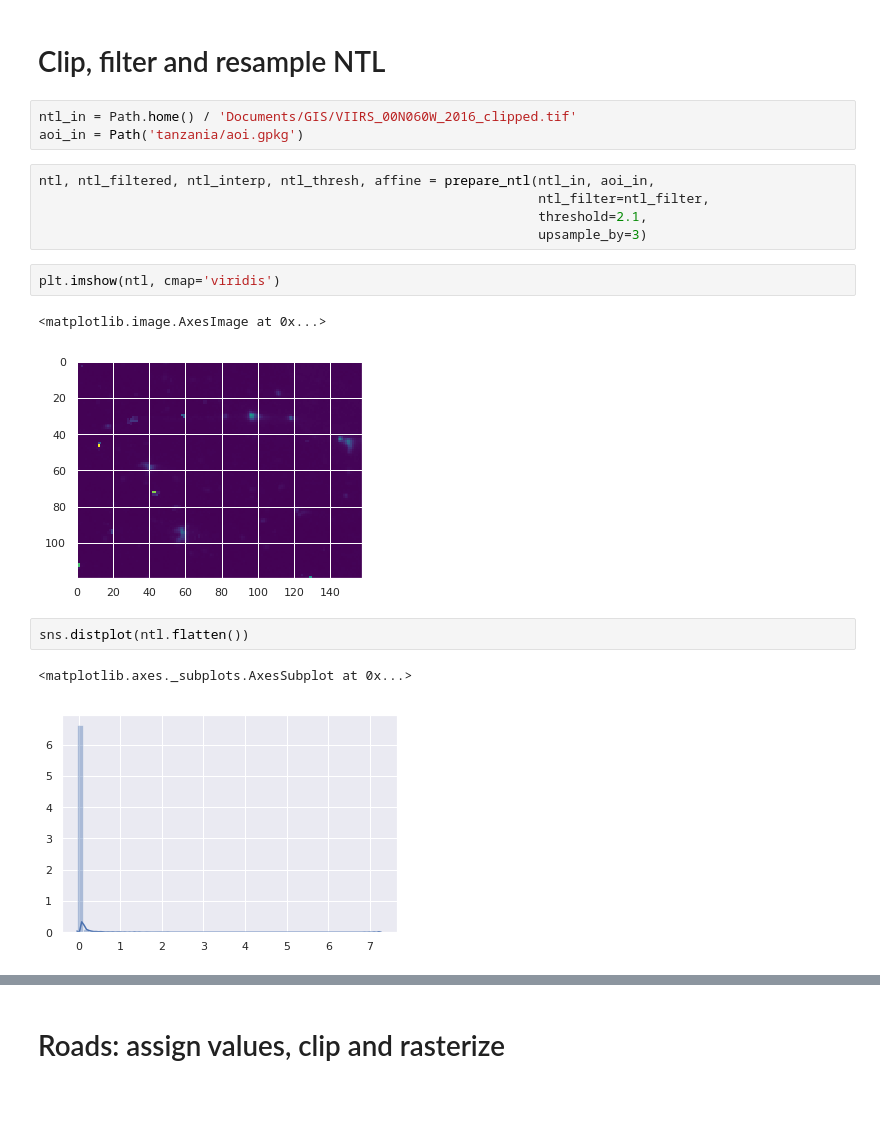
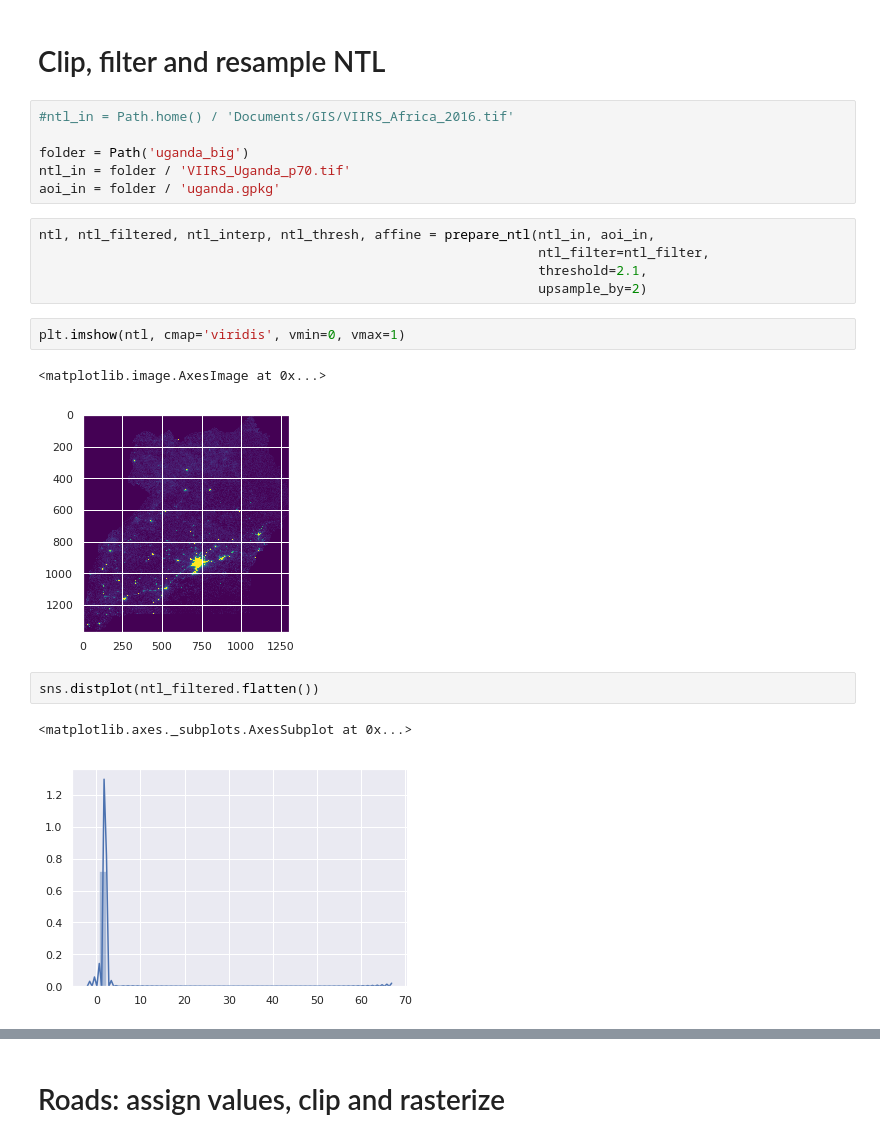
Before and after one commit to carderne/gridfinder, a Jupyter notebook: gridfinder.ipynb, the cells around one changed output, grey strips where cells are left out. Saved outputs shown, nothing was run; the diff lists cells and outputs as text; blank space fills up the shorter version.

```diff
--- a/gridfinder.ipynb
+++ b/gridfinder.ipynb
@@ -40,23 +47,26 @@ ax.plot_surface(X, Y, ntl_filter, cmap=cm.coolwarm, linewidth=0, antialiased=Fal
 # %% [markdown]
 # Clip, filter and resample NTL
 # %%
-ntl_in = Path.home() / 'Documents/GIS/VIIRS_00N060W_2016_clipped.tif'
-aoi_in = Path('tanzania/aoi.gpkg')
+#ntl_in = Path.home() / 'Documents/GIS/VIIRS_Africa_2016.tif'
+
+folder = Path('uganda_big')
+ntl_in = folder / 'VIIRS_Uganda_p70.tif'
+aoi_in = folder / 'uganda.gpkg'
 # %%
 ntl, ntl_filtered, ntl_interp, ntl_thresh, affine = prepare_ntl(ntl_in, aoi_in,
                                                                 ntl_filter=ntl_filter,
                                                                 threshold=2.1,
-                                                                upsample_by=3)
+                                                                upsample_by=2)
 # %%
-plt.imshow(ntl, cmap='viridis')
+plt.imshow(ntl, cmap='viridis', vmin=0, vmax=1)
 # %% [output]
 <matplotlib.image.AxesImage at 0x...>
-[figure, old version]
+[figure, new version]
 # %%
-sns.distplot(ntl.flatten())
+sns.distplot(ntl_filtered.flatten())
 # %% [output]
 <matplotlib.axes._subplots.AxesSubplot at 0x...>
-[figure, old version]
+[figure, new version]
 # %%
 plt.imshow(ntl_filtered, cmap='viridis')
 # %% [output]
```
Also changed, not shown: parts of 41 cells of this notebook, 5 other files.
